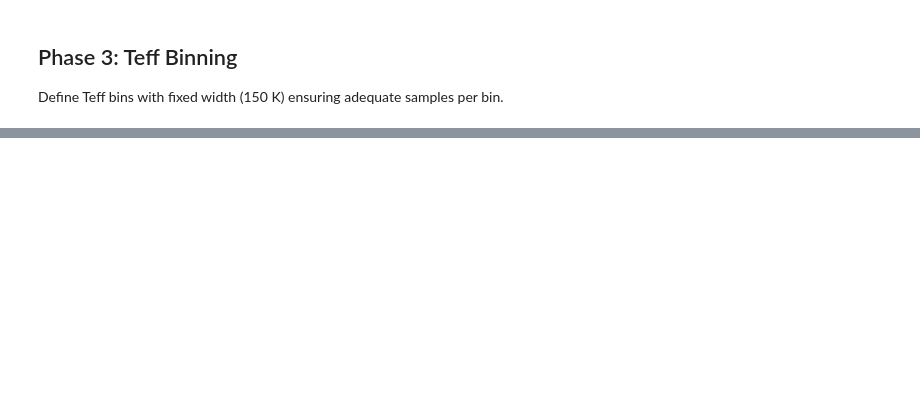
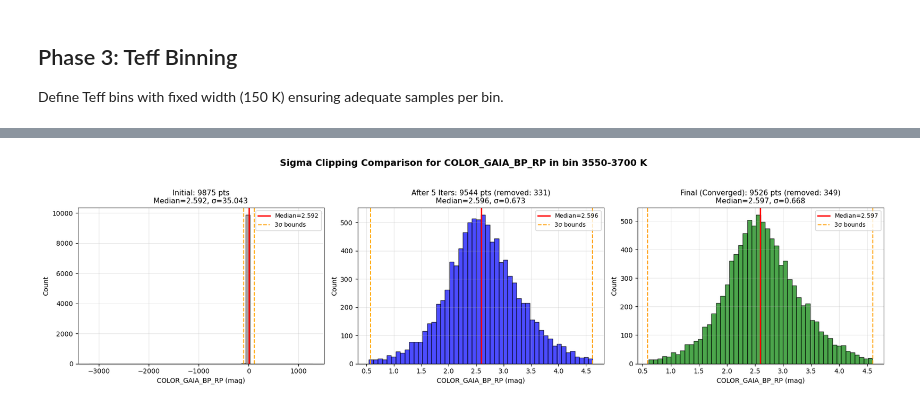
Before and after one commit to BrightonLiu-zZ/cool-dwarf_stellar_parameter_inference_from_survey_data, a Jupyter notebook: notebooks/outlier_filtering.ipynb, the cells around one changed output, grey strips where cells are left out. Cells and saved outputs as stored; diff of their text form; code cells hidden in the pictures; blank space fills up the shorter version.

```diff
--- a/notebooks/outlier_filtering.ipynb
+++ b/notebooks/outlier_filtering.ipynb
@@ -267,0 +387,99 @@ Generate color vs Teff plots showing outliers.
+# %%
+# Comparison visualization: Initial vs 5 iterations vs Final (converged)
+def compare_clipping_iterations(df, color_name, bin_name):
+    """
+    Compare the effect of sigma clipping at different iteration stages.
+    Shows: (1) Initial, (2) After 5 iterations, (3) Final converged result.
+    """
+    df_bin = df[df['teff_bin'] == bin_name]
+    values = df_bin[color_name].dropna()
+
+    if len(values) < 10:
+        print(f"Not enough data points in bin {bin_name} for {color_name}")
+        return
+
+    # 1. Initial (no clipping)
+    initial_median = np.median(values)
+    initial_std = np.std(values)
+
+    # 2. After 5 iterations
+    clipped_5 = sigma_clip(values, sigma=3.0, maxiters=5, cenfunc='median', stdfunc='std')
+    values_5 = values[~clipped_5.mask]
+    median_5 = np.median(values_5)
+    std_5 = np.std(values_5)
+
+    # 3. Final (None iterations = until convergence)
+    clipped_final = sigma_clip(values, sigma=3.0, maxiters=None, cenfunc='median', stdfunc='std')
+    values_final = values[~clipped_final.mask]
+    median_final = np.median(values_final)
+    std_final = np.std(values_final)
+
+    # Create figure
+    fig, axes = plt.subplots(1, 3, figsize=(18, 5))
+
+    # Plot 1: Initial
+    ax1 = axes[0]
+    ax1.hist(values, bins=50, color='gray', alpha=0.7, edgecolor='black')
+    ax1.axvline(initial_median, color='red', linewidth=2, label=f'Median={initial_median:.3f}')
+    ax1.axvline(initial_median - 3*initial_std, color='orange', linestyle='--', linewidth=1.5, label=f'3σ bounds')
+    ax1.axvline(initial_median + 3*initial_std, color='orange', linestyle='--', linewidth=1.5)
+    ax1.set_title(f'Initial: {len(values)} pts\nMedian={initial_median:.3f}, σ={initial_std:.3f}', fontsize=11)
+    ax1.set_xlabel(f'{color_name} (mag)')
+    ax1.set_ylabel('Count')
+    ax1.legend(fontsize=9)
+    ax1.grid(True, alpha=0.3)
+
+    # Plot 2: After 5 iterations
+    ax2 = axes[1]
+    ax2.hist(values_5, bins=50, color='blue', alpha=0.7, edgecolor='black')
+    ax2.axvline(median_5, color='red', linewidth=2, label=f'Median={median_5:.3f}')
+    ax2.axvline(median_5 - 3*std_5, color='orange', linestyle='--', linewidth=1.5, label=f'3σ bounds')
+    ax2.axvline(median_5 + 3*std_5, color='orange', linestyle='--', linewidth=1.5)
+    removed_5 = len(values) - len(values_5)
+    ax2.set_title(f'After 5 Iters: {len(values_5)} pts (removed: {removed_5})\nMedian={median_5:.3f}, σ={std_5:.3f}', fontsize=11)
+    ax2.set_xlabel(f'{color_name} (mag)')
+    ax2.set_ylabel('Count')
+    ax2.legend(fontsize=9)
+    ax2.grid(True, alpha=0.3)
+
+    # Plot 3: Final (converged)
+    ax3 = axes[2]
+    ax3.hist(values_final, bins=50, color='green', alpha=0.7, edgecolor='black')
+    ax3.axvline(median_final, color='red', linewidth=2, label=f'Median={median_final:.3f}')
+    ax3.axvline(median_final - 3*std_final, color='orange', linestyle='--', linewidth=1.5, label=f'3σ bounds')
+    ax3.axvline(median_final + 3*std_final, color='orange', linestyle='--', linewidth=1.5)
+    removed_final = len(values) - len(values_final)
+    ax3.set_title(f'Final (Converged): {len(values_final)} pts (removed: {removed_final})\nMedian={median_final:.3f}, σ={std_final:.3f}', fontsize=11)
+    ax3.set_xlabel(f'{color_name} (mag)')
+    ax3.set_ylabel('Count')
+    ax3.legend(fontsize=9)
+    ax3.grid(True, alpha=0.3)
+
+    plt.suptitle(f'Sigma Clipping Comparison for {color_name} in bin {bin_name}', fontsize=14, fontweight='bold')
+    plt.tight_layout(rect=[0, 0, 1, 0.95])
+    #plt.savefig(RESULTS_DIR / f'clipping_comparison_{color_name}_{bin_name.replace(" ", "_")}.png', dpi=150, bbox_inches='tight')
+    plt.show()
+
+    # Print summary
+    print(f"\n{color_name} in {bin_name}:")
+    print(f"  Initial:     {len(values):5d} pts, median={initial_median:.4f}, std={initial_std:.4f}")
+    print(f"  After 5 its: {len(values_5):5d} pts, median={median_5:.4f}, std={std_5:.4f}, removed={removed_5}")
+    print(f"  Final:       {len(values_final):5d} pts, median={median_final:.4f}, std={std_final:.4f}, removed={removed_final}")
+    print(f"  Difference (5 iters vs converged): {removed_final - removed_5} additional pts removed")
+
+# Show comparison for representative colors and bins
+print("=" * 80)
+print("=== COMPARISON VISUALIZATIONS: Initial vs 5 Iters vs Converged ===")
+print("=" * 80)
+
+# Get middle bin for representative comparison
+teff_bins_available = sorted(df['teff_bin'].dropna().unique())
+middle_bin_idx = len(teff_bins_available) // 2
+representative_bin = teff_bins_available[middle_bin_idx]
+
+# Show comparisons for a few representative colors
+representative_colors = ['COLOR_GAIA_BP_RP', 'COLOR_2MASS_J_H', 'COLOR_PS_G_R']
+for color in representative_colors:
+    if color in color_combinations:
+        compare_clipping_iterations(df, color, representative_bin)
+# %% [output]
@@ -267,0 +489 @@ Generate color vs Teff plots showing outliers.
+[figure, added]
```
Also changed, not shown: parts of 25 cells of this notebook, 7 other files.
